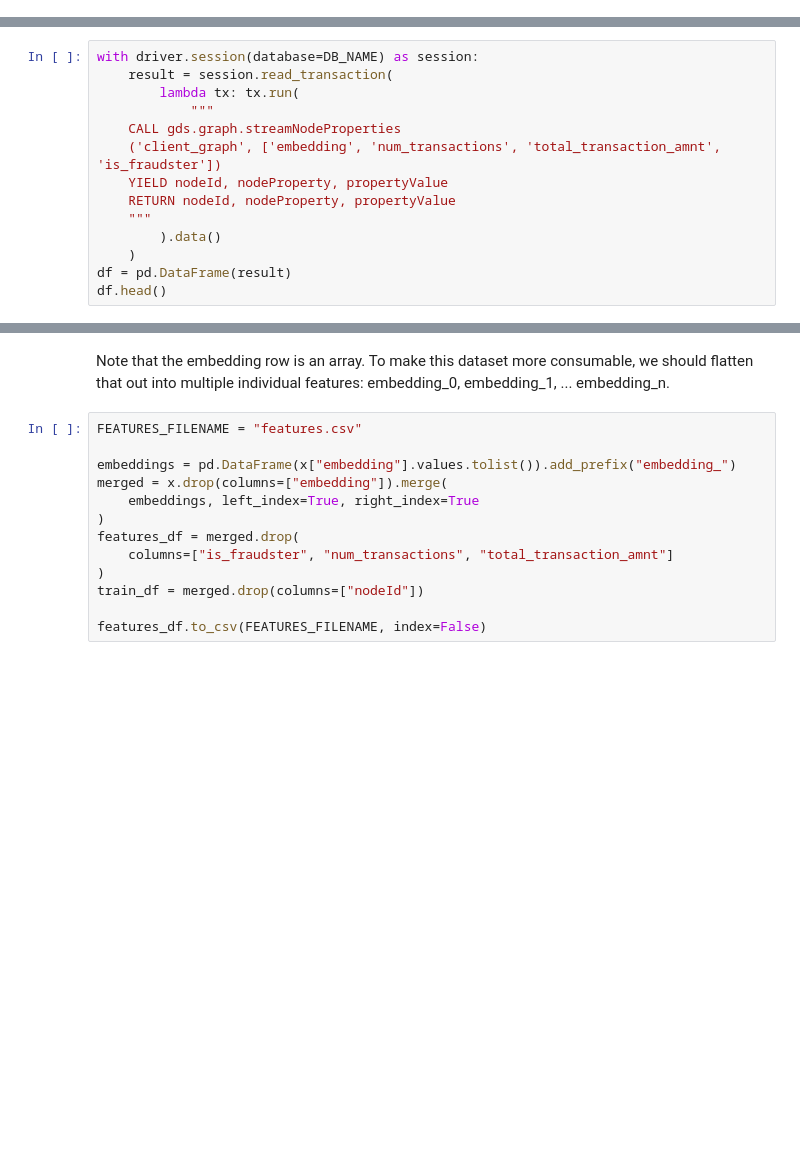
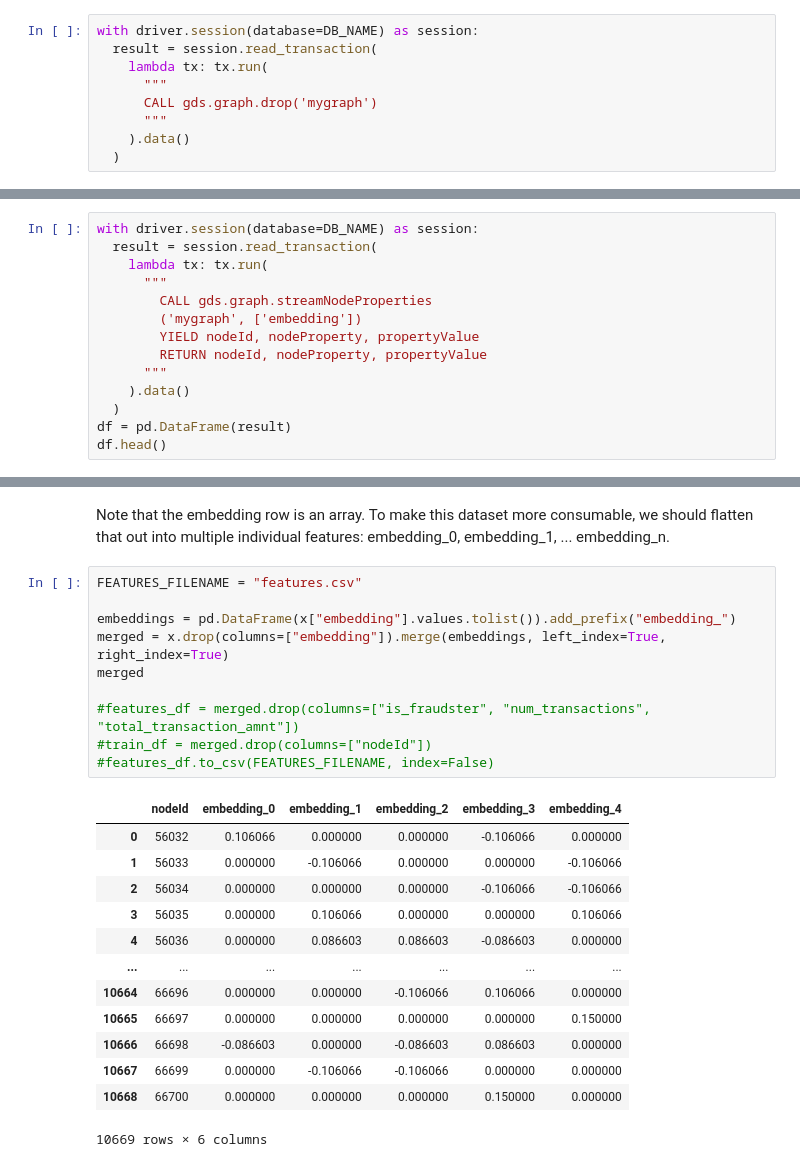
Before and after one commit to neo4j-partners/hands-on-lab-neo4j-and-vertex-ai, a Jupyter notebook: Lab 4 - Graph Data Science/embedding.ipynb, the cells around one changed output, grey strips where cells are left out. Cells and saved outputs as stored; diff of their text form; blank space fills up the shorter version.

```diff
--- a/Lab 4 - Graph Data Science/embedding.ipynb
+++ b/Lab 4 - Graph Data Science/embedding.ipynb
@@ -44,2 +46,11 @@ display(df)
+# %%
+with driver.session(database=DB_NAME) as session:
+  result = session.read_transaction(
+    lambda tx: tx.run(
+      """
+      CALL gds.graph.drop('mygraph')
+      """
+    ).data()
+  )
 # %% [markdown]
 Now we can generate an embedding from that graph. This is a new feature we can use in our predictions. We're using FastRP, which is a more full featured and higher performance of Node2Vec. You can learn more about that [here](https://neo4j.com/docs/graph-data-science/current/algorithms/fastrp/).
@@ -46,14 +77,14 @@ Now we can generate an embedding from that graph. This is a new feature we can u
 # %%
 with driver.session(database=DB_NAME) as session:
-    result = session.read_transaction(
-        lambda tx: tx.run(
-            """
-    CALL gds.graph.streamNodeProperties
-    ('client_graph', ['embedding', 'num_transactions', 'total_transaction_amnt', 'is_fraudster'])
-    YIELD nodeId, nodeProperty, propertyValue
-    RETURN nodeId, nodeProperty, propertyValue
-    """
-        ).data()
-    )
+  result = session.read_transaction(
+    lambda tx: tx.run(
+      """
+        CALL gds.graph.streamNodeProperties
+        ('mygraph', ['embedding'])
+        YIELD nodeId, nodeProperty, propertyValue
+        RETURN nodeId, nodeProperty, propertyValue
+      """
+    ).data()
+  )
 df = pd.DataFrame(result)
 df.head()
@@ -69,13 +114,24 @@ Note that the embedding row is an array. To make this dataset more consumable, w
 # %%
 FEATURES_FILENAME = "features.csv"
 
 embeddings = pd.DataFrame(x["embedding"].values.tolist()).add_prefix("embedding_")
-merged = x.drop(columns=["embedding"]).merge(
-    embeddings, left_index=True, right_index=True
-)
-features_df = merged.drop(
-    columns=["is_fraudster", "num_transactions", "total_transaction_amnt"]
-)
-train_df = merged.drop(columns=["nodeId"])
+merged = x.drop(columns=["embedding"]).merge(embeddings, left_index=True, right_index=True)
+merged
 
-features_df.to_csv(FEATURES_FILENAME, index=False)
+#features_df = merged.drop(columns=["is_fraudster", "num_transactions", "total_transaction_amnt"])
+#train_df = merged.drop(columns=["nodeId"])
+#features_df.to_csv(FEATURES_FILENAME, index=False)
+# %% [output]
+|  | nodeId | embedding_0 | embedding_1 | embedding_2 | embedding_3 | embedding_4 |
+| 0 | 56032 | 0.106066 | 0.000000 | 0.000000 | -0.106066 | 0.000000 |
+| 1 | 56033 | 0.000000 | -0.106066 | 0.000000 | 0.000000 | -0.106066 |
+| 2 | 56034 | 0.000000 | 0.000000 | 0.000000 | -0.106066 | -0.106066 |
+| 3 | 56035 | 0.000000 | 0.106066 | 0.000000 | 0.000000 | 0.106066 |
+| 4 | 56036 | 0.000000 | 0.086603 | 0.086603 | -0.086603 | 0.000000 |
+| ... | ... | ... | ... | ... | ... | ... |
+| 10664 | 66696 | 0.000000 | 0.000000 | -0.106066 | 0.106066 | 0.000000 |
+| 10665 | 66697 | 0.000000 | 0.000000 | 0.000000 | 0.000000 | 0.150000 |
+| 10666 | 66698 | -0.086603 | 0.000000 | -0.086603 | 0.086603 | 0.000000 |
+| 10667 | 66699 | 0.000000 | -0.106066 | -0.106066 | 0.000000 | 0.000000 |
+| 10668 | 66700 | 0.000000 | 0.000000 | 0.000000 | 0.150000 | 0.000000 |
+10669 rows × 6 columns
```
Also changed, not shown: parts of 10 cells of this notebook.
